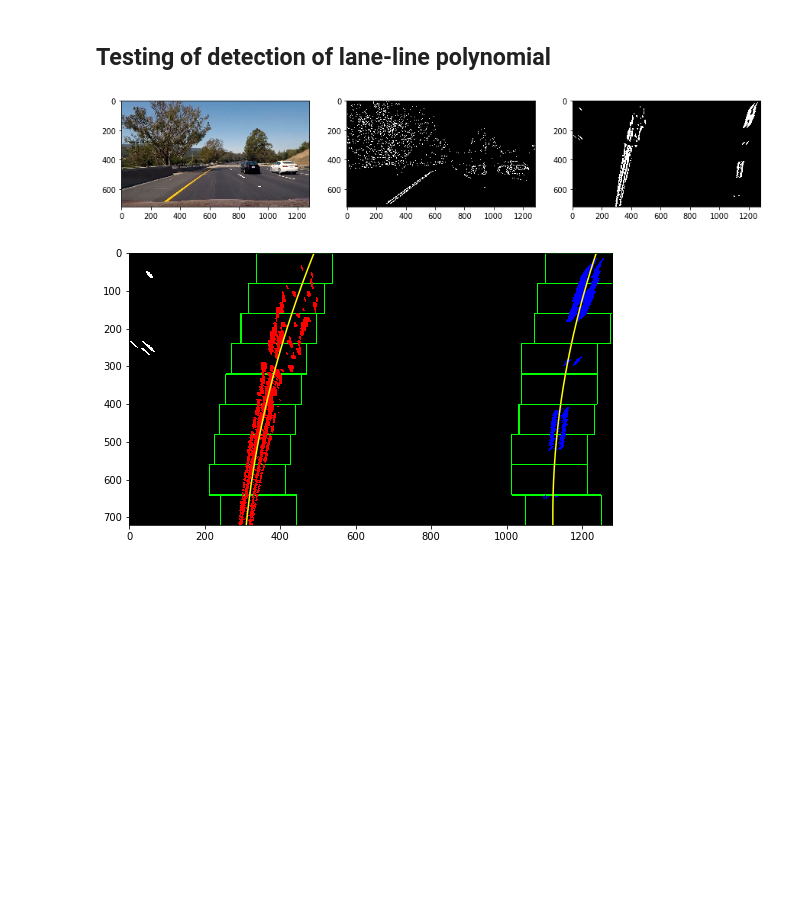
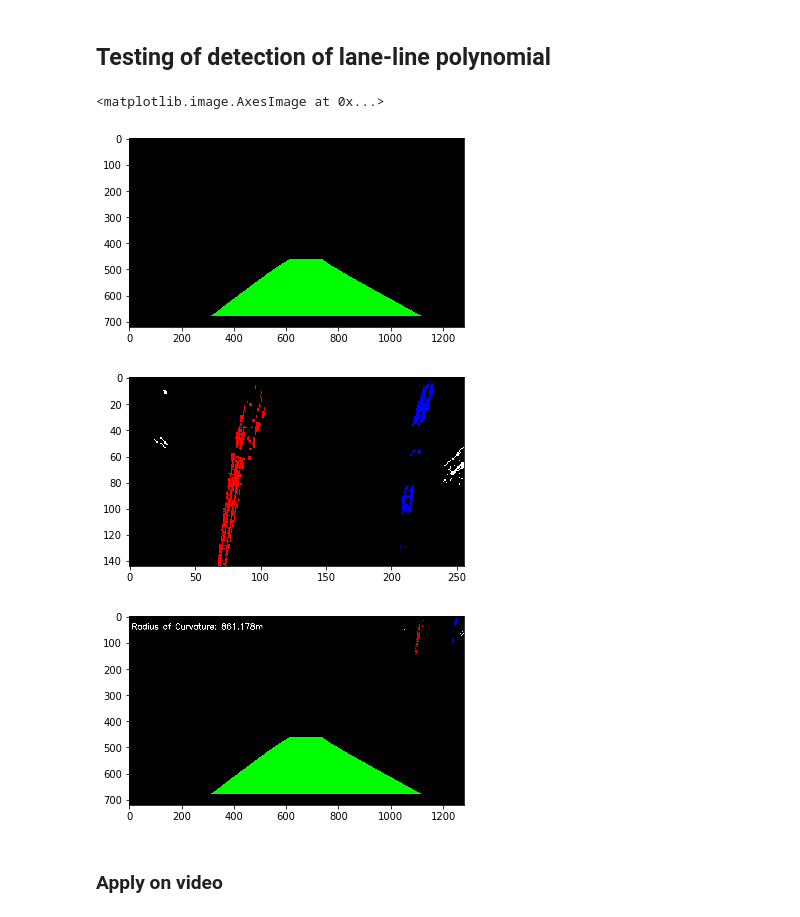
Before and after one commit to rekon/CarND-Finding_Lane_Lines_advanced, a Jupyter notebook: code1.ipynb, the cells around one changed output. Drawn from its saved outputs; the diff is of its cells as text; code cells hidden in the pictures; blank space fills up the shorter version.

Commit message:
Added RadiusOfCurvature and video creation code

```diff
--- a/code1.ipynb
+++ b/code1.ipynb
@@ -287,11 +291,11 @@ def lane_polynomials( warped_image, leftx_base, rightx_base ):
         win_xleft_high = leftx_current + window_width
         win_xright_low = rightx_current - window_width
         win_xright_high = rightx_current + window_width
-
+        '''
         #Draw the windows on the visualization image
         cv2.rectangle(output_image,(win_xleft_low,win_y_low),(win_xleft_high,win_y_high), (0,255,0), 2)
         cv2.rectangle(output_image,(win_xright_low,win_y_low),(win_xright_high,win_y_high), (0,255,0), 2)
-
+        '''
         #Identify the nonzero pixels in x and y within the window
         reqd_left_indices =  ((nz_y >= win_y_low) & (nz_y < win_y_high) & (nz_x >= win_xleft_low) &  (nz_x < win_xleft_high)).nonzero()[0]
         reqd_right_indices = ((nz_y >= win_y_low) & (nz_y < win_y_high) & (nz_x >= win_xright_low) &  (nz_x < win_xright_high)).nonzero()[0]
@@ -320,6 +324,6 @@ def lane_polynomials( warped_image, leftx_base, rightx_base ):
     left_fit = np.polyfit(lefty, leftx, 2)
     right_fit = np.polyfit(righty, rightx, 2)
 
-    plot_lane_lines( warped_image, output_image, nz_x, nz_y, left_fit, left_lane_indices, right_fit, right_lane_indices)
+    output_image = plot_lane_lines( warped_image, output_image, nz_x, nz_y, left_fit, left_lane_indices, right_fit, right_lane_indices)
 
-    return left_fit, left_lane_indices, right_fit, right_lane_indices
+    return left_fit, right_fit, output_image
@@ -326,14 +404,2 @@ def lane_polynomials( warped_image, leftx_base, rightx_base ):
 # %% [markdown]
 ## Testing of detection of lane-line polynomial
-# %%
-import cv2
-def test_lane_line_polynomial( image ):
-    left_x_base,right_x_base = get_histogram_peaks( image )
-    left_fit, left_lane_indices, right_fit, right_lane_indices = lane_polynomials( image, left_x_base, right_x_base )
-
-image = cv2.imread('./test_images/test6.jpg')
-preprocessed_image = preprocess_image( image )
-test_lane_line_polynomial(preprocessed_image)
-# %% [output]
-[figure, removed]
-[figure, removed]
@@ -361,0 +406,29 @@ def subsequent_lane_polynomials( warped_image, left_fit, left_lane_indices, righ
+# %%
+import cv2
+def test_lane_line_polynomial( original, pp_image ):
+    left_x_base,right_x_base = get_histogram_peaks( pp_image )
+    left_fit, right_fit, warped_image = lane_polynomials( pp_image, left_x_base, right_x_base )
+    output_image = place_back_calculated_path(pp_image,left_fit, right_fit)
+    RoC = radius_of_curvature(left_fit,right_fit)
+    return output_image,warped_image, RoC
+
+image = cv2.imread('./test_images/test6.jpg')
+preprocessed_image = preprocess_image( image )
+resultant_img,_,RoC = test_lane_line_polynomial(image, preprocessed_image)
+plt.imshow( resultant_img )
+plt.figure()
+_ = cv2.resize(_, (0,0), fx=0.2, fy=0.2)
+plt.imshow( _ )
+plt.figure()
+x_offset=np.int(resultant_img.shape[1]*0.8)
+y_offset=0
+resultant_img[y_offset:y_offset+_.shape[0], x_offset:x_offset+_.shape[1]] = _
+cv2.putText( resultant_img, 'Radius of Curvature: {:0.3f}m'.format(RoC), (10,50), cv2.FONT_HERSHEY_SIMPLEX, 1,(255,255,255),2,cv2.LINE_AA )
+plt.imshow( resultant_img )
+# %% [output]
+<matplotlib.image.AxesImage at 0x...>
+[figure, added]
+[figure, added]
+[figure, added]
+# %% [markdown]
+### Apply on video
```
Also changed, not shown: parts of 12 cells of this notebook.
